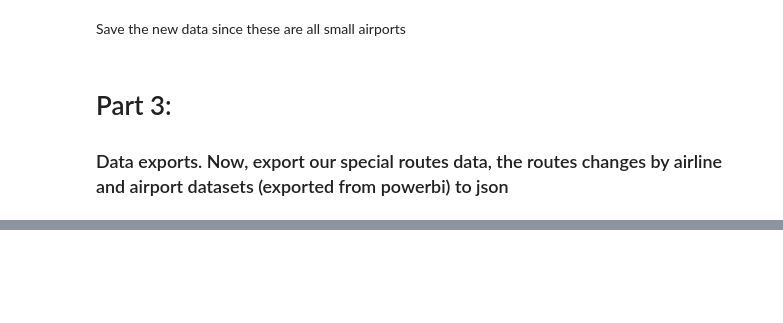
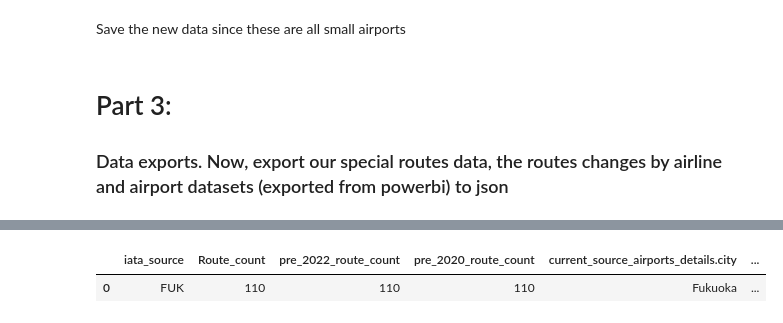
Before and after one commit to maxjing97/flight-routes-analysis, a Jupyter notebook: backend/dataset_preparation/4_data_cluster_prep.ipynb, the cells around one changed output, grey strips where cells are left out. Cells and saved outputs as stored; diff of their text form; code cells hidden in the pictures; blank space fills up the shorter version.

```diff
--- a/backend/dataset_preparation/4_data_cluster_prep.ipynb
+++ b/backend/dataset_preparation/4_data_cluster_prep.ipynb
@@ -422,0 +466,7 @@ data.to_json('airline_changes.json', orient='records', indent=4)
+# %%
+#add a new column to the cluster data and save
+init_data["clusters_2020_now"] = labels
+init_data.head(n=1)
+# %% [output]
+|  | iata_source | Route_count | pre_2022_route_count | pre_2020_route_count | current_source_airports_details.city | ... |
+| 0 | FUK | 110 | 110 | 110 | Fukuoka | ... |
```
Also changed, not shown: parts of 9 cells of this notebook.
